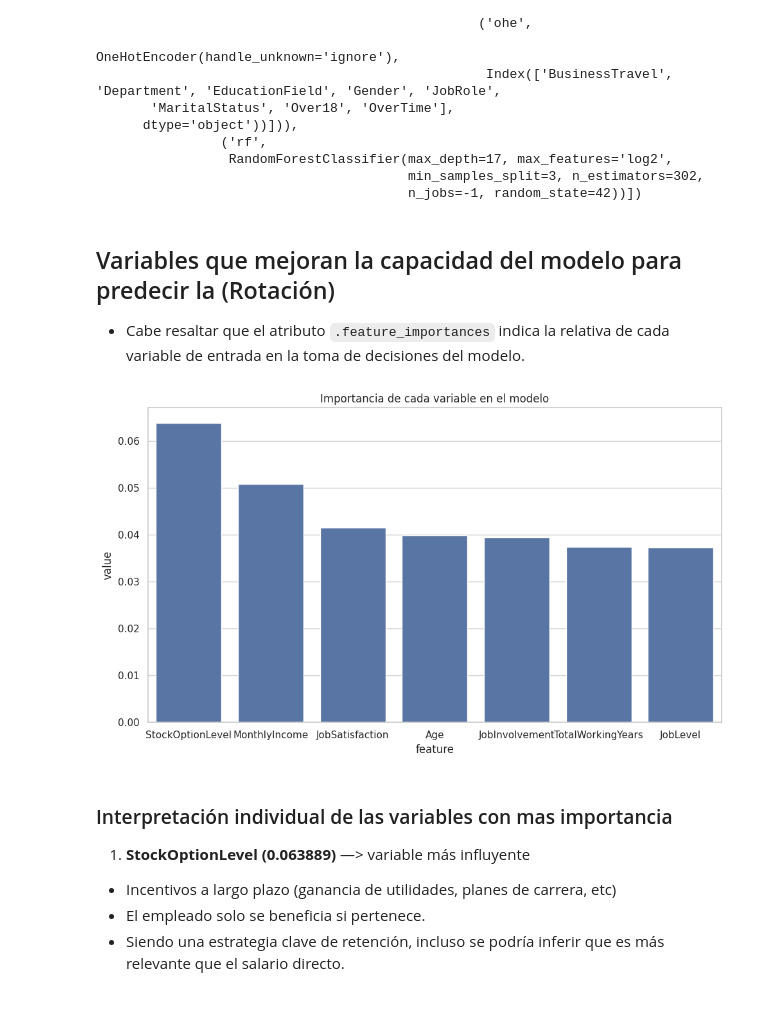
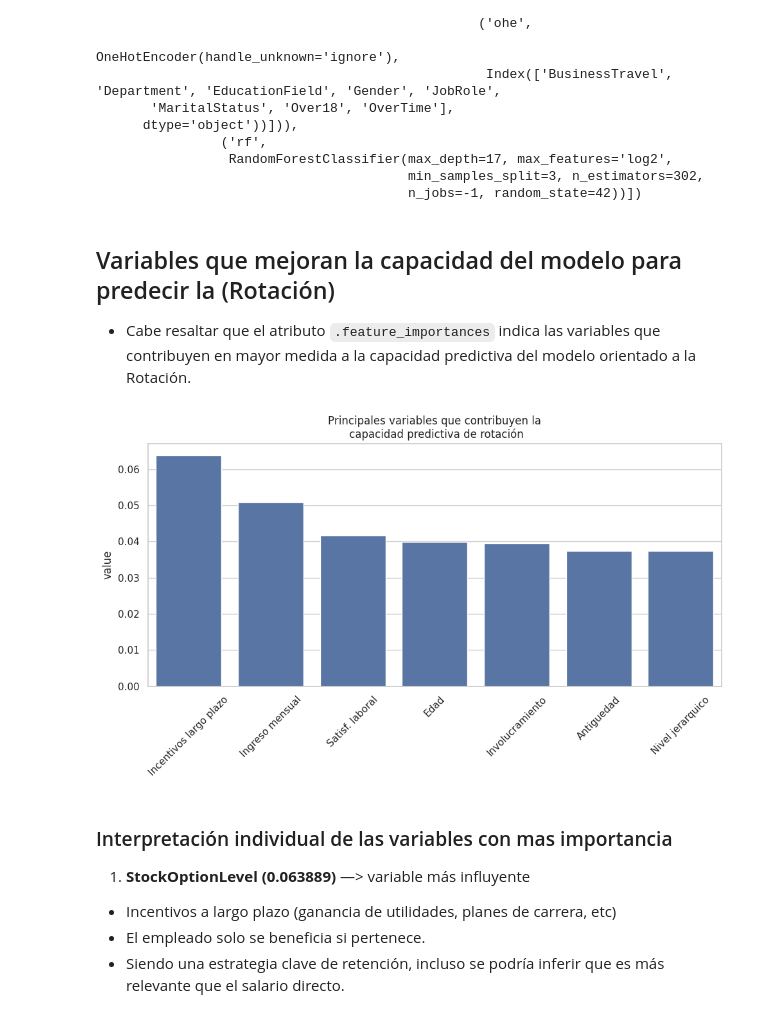
Before and after one commit to Leonard0711/People_Analytics, a Jupyter notebook: notebooks/HR_analytics_attrition.ipynb, the cells around one changed output. Saved outputs shown, nothing was run; the diff lists cells and outputs as text; code cells hidden in the pictures.

````diff
--- a/notebooks/HR_analytics_attrition.ipynb
+++ b/notebooks/HR_analytics_attrition.ipynb
@@ -437,21 +437,22 @@ Pipeline(steps=[('preprocessor',
 # %% [markdown]
 ## Variables que mejoran la capacidad del modelo para predecir la (Rotación)
 
-- Cabe resaltar que el atributo ```.feature_importances``` indica la relativa de cada variable de entrada en la toma de decisiones del modelo.
+- Cabe resaltar que el atributo ```.feature_importances``` indica las variables que contribuyen en mayor medida a la capacidad predictiva del modelo orientado a la Rotación.
 # %%
 features_importances = best_pipeline["rf"].feature_importances_
 features_names = best_pipeline["preprocessor"].get_feature_names_out()
 features_names = [x.replace("scaler__", "").replace("ohe__", "") for x in features_names]
 features_importances = pd.DataFrame({"feature": features_names,
                                    "value": features_importances}).sort_values("value", ascending=False)[:7]
-
+features_main = ["Incentivos largo plazo","Ingreso mensual","Satisf. laboral","Edad","Involucramiento","Antiguedad","Nivel jerarquico"]
 fig, ax = plt.subplots(figsize=(10,6))
-sns.barplot(data=features_importances, x="feature", y="value", ax=ax)
-ax.set_title("Importancia de cada variable en el modelo")
+sns.barplot(data=features_importances, x=features_main, y="value", ax=ax)
+ax.set_title("Principales variables que contribuyen la\n capacidad predictiva de rotación")
+ax.tick_params(axis='x', rotation=45)
 fig.tight_layout()
 plt.show()
 # %% [output]
-[figure, old version]
+[figure, new version]
 # %% [markdown]
 ### Interpretación individual de las variables con mas importancia
 
````
